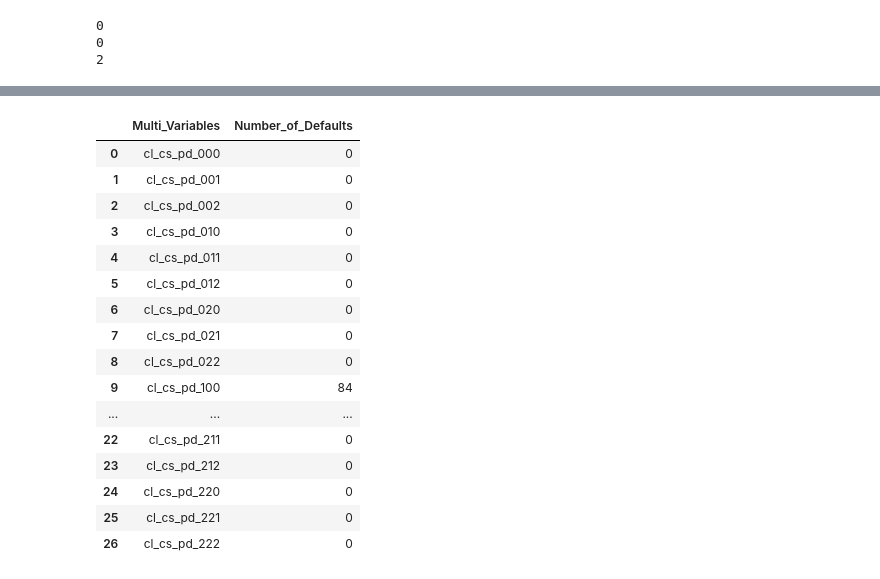
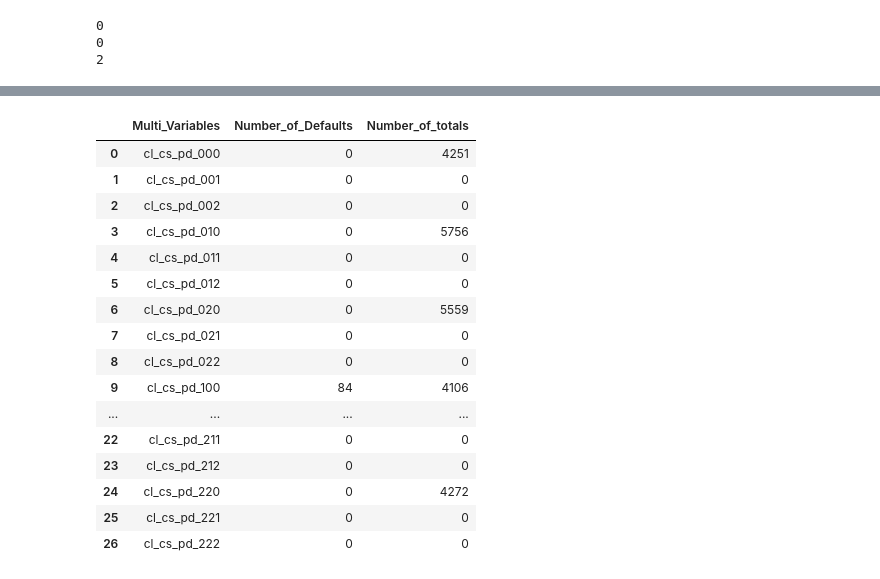
Before and after one commit to MonikaSinghGit/CreditCardDefaultAnalysis, a Jupyter notebook: CreditCardDefaultAnalysis.ipynb, the cells around one changed output, grey strips where cells are left out. Drawn from its saved outputs; the diff is of its cells as text; code cells hidden in the pictures.

```diff
--- a/CreditCardDefaultAnalysis.ipynb
+++ b/CreditCardDefaultAnalysis.ipynb
@@ -482,32 +571,37 @@ cl_cs_pd_222_default=cl_cs_pd_222_df.shape[0]
 # %%
 
 
 df_multi_var = pd.DataFrame({"Multi_Variables":['cl_cs_pd_000', 'cl_cs_pd_001', 'cl_cs_pd_002', 'cl_cs_pd_010', 'cl_cs_pd_011', 'cl_cs_pd_012', 'cl_cs_pd_020', 'cl_cs_pd_021', 'cl_cs_pd_022',\
                                        'cl_cs_pd_100', 'cl_cs_pd_101', 'cl_cs_pd_102', 'cl_cs_pd_110', 'cl_cs_pd_111', 'cl_cs_pd_112', 'cl_cs_pd_120', 'cl_cs_pd_121', 'cl_cs_pd_122',\
                                        'cl_cs_pd_200', 'cl_cs_pd_201', 'cl_cs_pd_202', 'cl_cs_pd_210', 'cl_cs_pd_211', 'cl_cs_pd_212', 'cl_cs_pd_220', 'cl_cs_pd_221', 'cl_cs_pd_222'],
                      "Number_of_Defaults":[cl_cs_pd_000_default, cl_cs_pd_001_default, cl_cs_pd_002_default, cl_cs_pd_010_default, cl_cs_pd_011_default, cl_cs_pd_012_default, cl_cs_pd_020_default, cl_cs_pd_021_default, cl_cs_pd_022_default,\
                                        cl_cs_pd_100_default, cl_cs_pd_101_default, cl_cs_pd_102_default, cl_cs_pd_110_default, cl_cs_pd_111_default, cl_cs_pd_112_default, cl_cs_pd_120_default, cl_cs_pd_121_default, cl_cs_pd_122_default,\
-                                       cl_cs_pd_200_default, cl_cs_pd_201_default, cl_cs_pd_202_default, cl_cs_pd_210_default, cl_cs_pd_211_default, cl_cs_pd_212_default, cl_cs_pd_220_default, cl_cs_pd_221_default, cl_cs_pd_222_default]})
+                                       cl_cs_pd_200_default, cl_cs_pd_201_default, cl_cs_pd_202_default, cl_cs_pd_210_default, cl_cs_pd_211_default, cl_cs_pd_212_default, cl_cs_pd_220_default, cl_cs_pd_221_default, cl_cs_pd_222_default],
+                     "Number_of_totals":[cl_cs_pd_000_total, cl_cs_pd_001_total, cl_cs_pd_002_total, cl_cs_pd_010_total, cl_cs_pd_011_total, cl_cs_pd_012_total, cl_cs_pd_020_total, cl_cs_pd_021_total, cl_cs_pd_022_total,\
+                                       cl_cs_pd_100_total, cl_cs_pd_101_total, cl_cs_pd_102_total, cl_cs_pd_110_total, cl_cs_pd_111_total, cl_cs_pd_112_total, cl_cs_pd_120_total, cl_cs_pd_121_total, cl_cs_pd_122_total,\
+                                       cl_cs_pd_200_total, cl_cs_pd_201_total, cl_cs_pd_202_total, cl_cs_pd_210_total, cl_cs_pd_211_total, cl_cs_pd_212_total, cl_cs_pd_220_total, cl_cs_pd_221_total, cl_cs_pd_222_total]
+
+                            })
 
 
 
 #df_multi_var=df_multi_var.sort_values(by='Number_of_Defaults', ascending=True)
 df_multi_var
 # %% [output]
-|  | Multi_Variables | Number_of_Defaults |
-| 0 | cl_cs_pd_000 | 0 |
-| 1 | cl_cs_pd_001 | 0 |
-| 2 | cl_cs_pd_002 | 0 |
-| 3 | cl_cs_pd_010 | 0 |
-| 4 | cl_cs_pd_011 | 0 |
-| 5 | cl_cs_pd_012 | 0 |
-| 6 | cl_cs_pd_020 | 0 |
-| 7 | cl_cs_pd_021 | 0 |
-| 8 | cl_cs_pd_022 | 0 |
-| 9 | cl_cs_pd_100 | 84 |
-| ... | ... | ... |
-| 22 | cl_cs_pd_211 | 0 |
-| 23 | cl_cs_pd_212 | 0 |
-| 24 | cl_cs_pd_220 | 0 |
-| 25 | cl_cs_pd_221 | 0 |
-| 26 | cl_cs_pd_222 | 0 |
+|  | Multi_Variables | Number_of_Defaults | Number_of_totals |
+| 0 | cl_cs_pd_000 | 0 | 4251 |
+| 1 | cl_cs_pd_001 | 0 | 0 |
+| 2 | cl_cs_pd_002 | 0 | 0 |
+| 3 | cl_cs_pd_010 | 0 | 5756 |
+| 4 | cl_cs_pd_011 | 0 | 0 |
+| 5 | cl_cs_pd_012 | 0 | 0 |
+| 6 | cl_cs_pd_020 | 0 | 5559 |
+| 7 | cl_cs_pd_021 | 0 | 0 |
+| 8 | cl_cs_pd_022 | 0 | 0 |
+| 9 | cl_cs_pd_100 | 84 | 4106 |
+| ... | ... | ... | ... |
+| 22 | cl_cs_pd_211 | 0 | 0 |
+| 23 | cl_cs_pd_212 | 0 | 0 |
+| 24 | cl_cs_pd_220 | 0 | 4272 |
+| 25 | cl_cs_pd_221 | 0 | 0 |
+| 26 | cl_cs_pd_222 | 0 | 0 |
```
Also changed, not shown: parts of 4 cells of this notebook.
